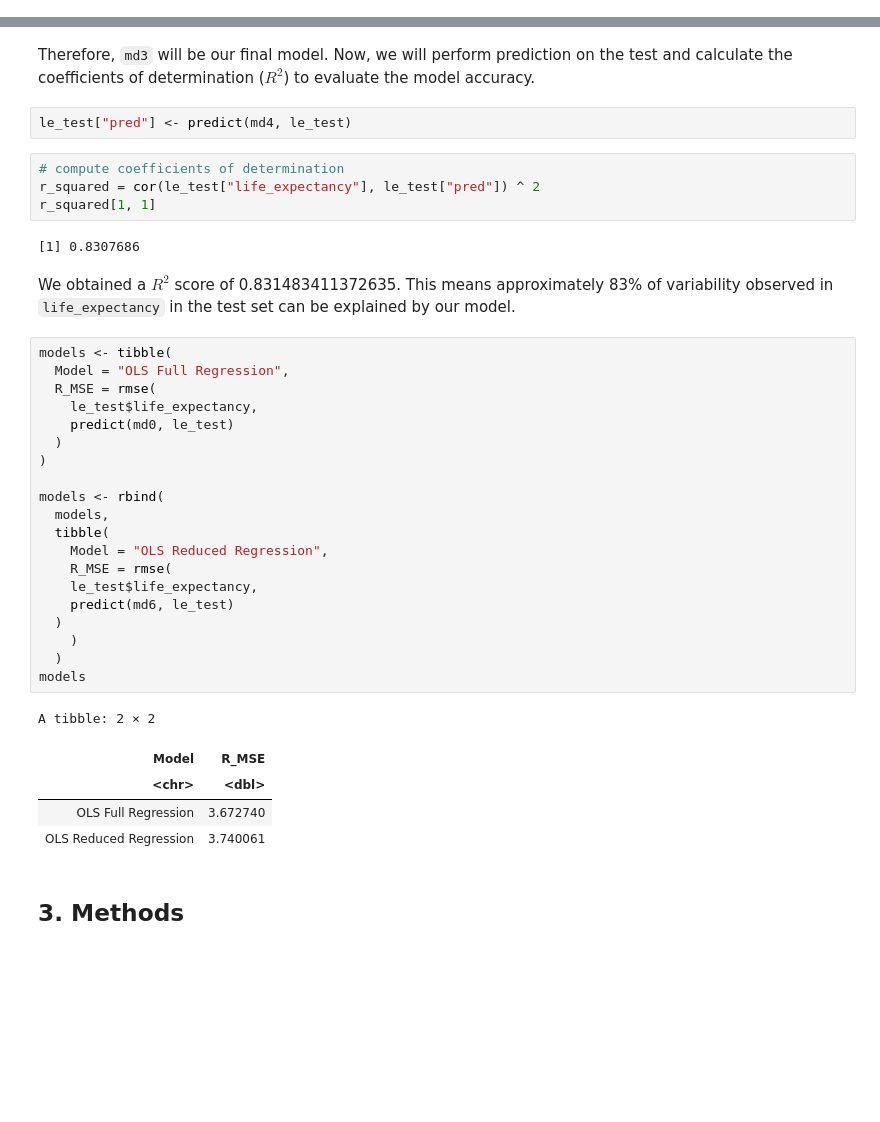
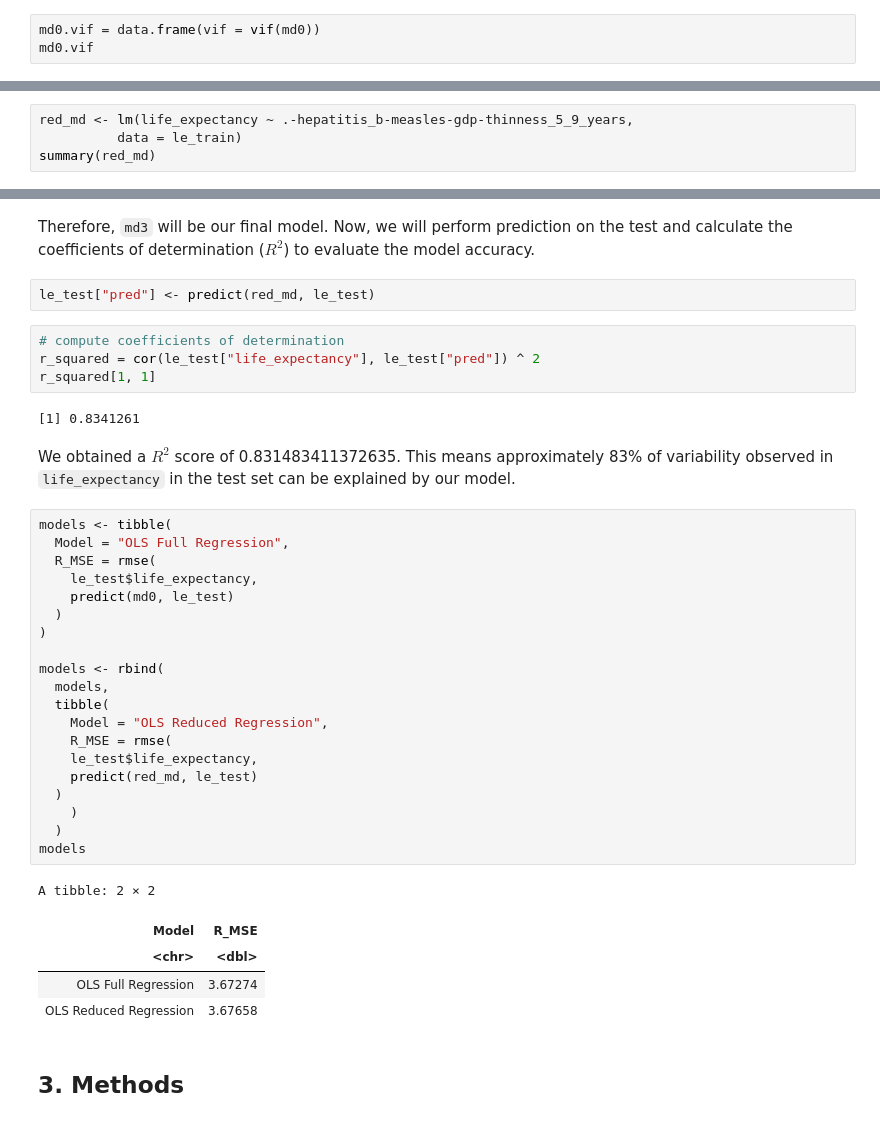
Before and after one commit to fionawang-yf/STAT301-LifeExpectancy, a Jupyter notebook: STAT301-Group1-Report.ipynb, the cells around one changed output, grey strips where cells are left out. Saved outputs shown, nothing was run; the diff lists cells and outputs as text; blank space fills up the shorter version.

```diff
--- a/STAT301-Group1-Report.ipynb
+++ b/STAT301-Group1-Report.ipynb
@@ -298,0 +312,3 @@ le_test  = testing(le_split)
+# %%
+md0.vif = data.frame(vif = vif(md0))
+md0.vif
@@ -585,0 +449,4 @@ Residuals are not spread out, a bit of culstered. Normal Q-Q plot looks normal,
+# %%
+red_md <- lm(life_expectancy ~ .-hepatitis_b-measles-gdp-thinness_5_9_years,
+          data = le_train)
+summary(red_md)
@@ -588,41 +473,41 @@ Residuals are not spread out, a bit of culstered. Normal Q-Q plot looks normal,
 # %% [markdown]
 Therefore, `md3` will be our final model. Now, we will perform prediction on the test and calculate the coefficients of determination ($R^2$) to evaluate the model accuracy.
 # %%
-le_test["pred"] <- predict(md4, le_test)
+le_test["pred"] <- predict(red_md, le_test)
 # %%
 # compute coefficients of determination
 r_squared = cor(le_test["life_expectancy"], le_test["pred"]) ^ 2
 r_squared[1, 1]
 # %% [output]
-[1] 0.8307686
+[1] 0.8341261
 # %% [markdown]
 We obtained a $R^2$ score of 0.831483411372635. This means approximately 83% of variability observed in `life_expectancy` in the test set can be explained by our model.
 # %%
 models <- tibble(
   Model = "OLS Full Regression",
   R_MSE = rmse(
     le_test$life_expectancy,
     predict(md0, le_test)
   )
 )
 
 models <- rbind(
   models,
   tibble(
     Model = "OLS Reduced Regression",
     R_MSE = rmse(
     le_test$life_expectancy,
-    predict(md6, le_test)
+    predict(red_md, le_test)
   )
     )
   )
 models
 # %% [output]
 A tibble: 2 × 2
 | Model | R_MSE |
 | <chr> | <dbl> |
-| OLS Full Regression | 3.672740 |
-| OLS Reduced Regression | 3.740061 |
+| OLS Full Regression | 3.67274 |
+| OLS Reduced Regression | 3.67658 |
 # %% [markdown]
 ## 3. Methods
 # %% [markdown]
```
Also changed, not shown: parts of 41 cells of this notebook.
